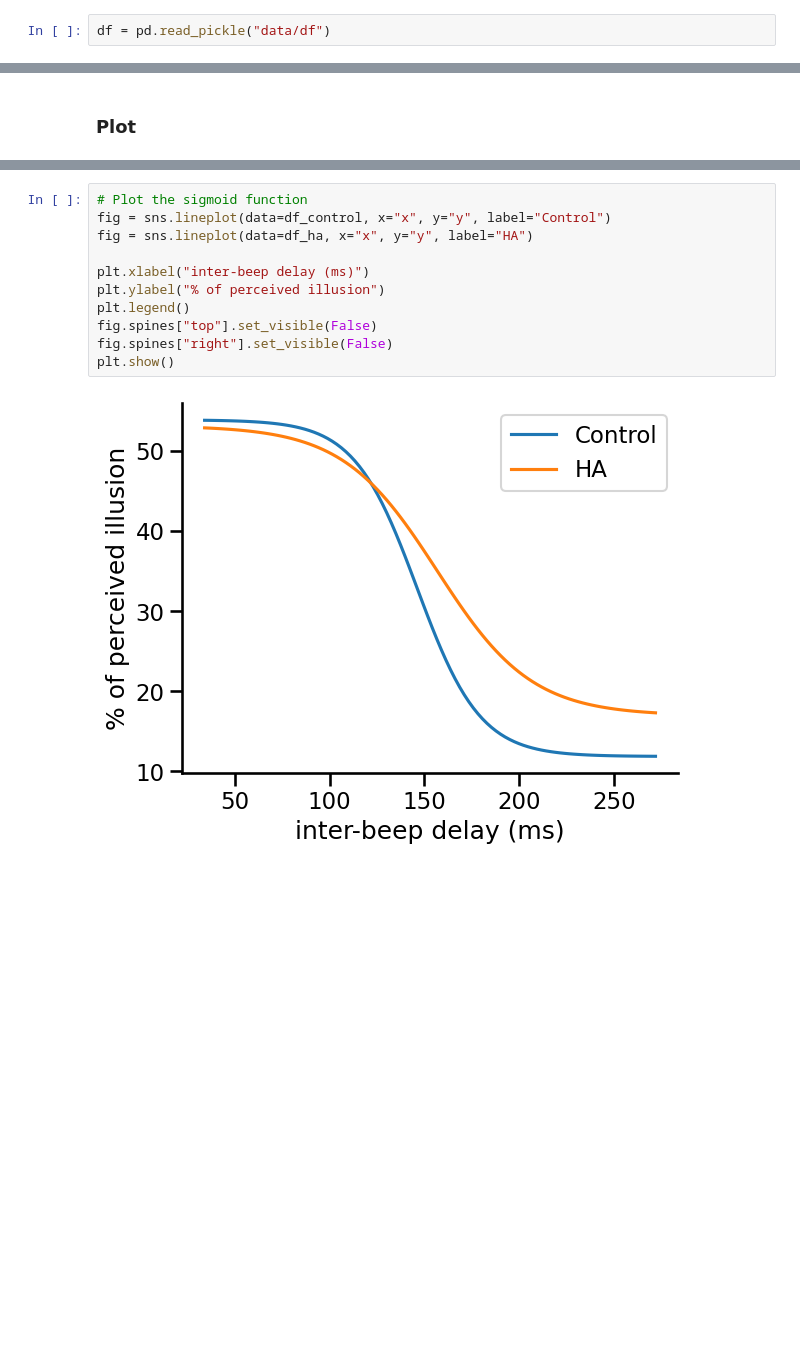
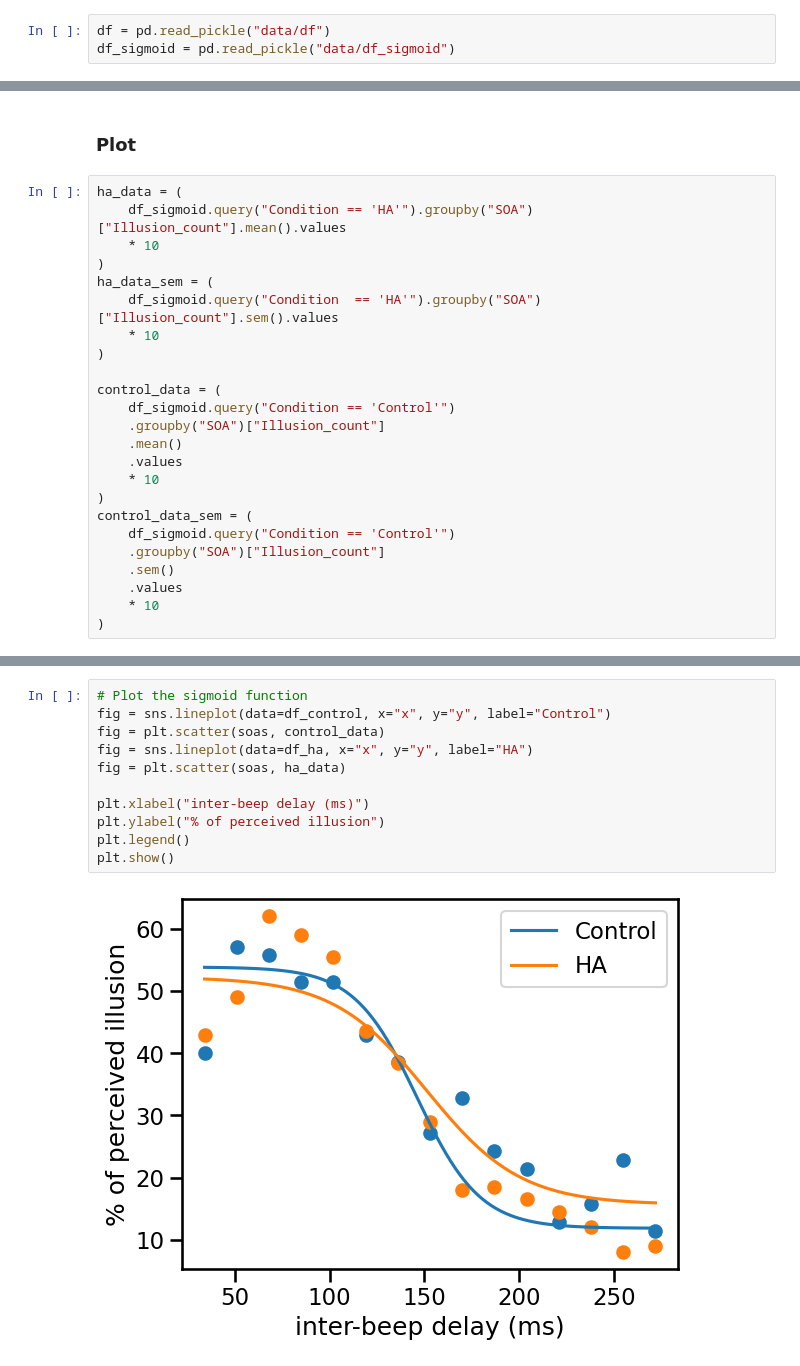
Before and after one commit to camila-maura/GIFTED-DFI, a Jupyter notebook: ha_analysis.ipynb, the cells around one changed output, grey strips where cells are left out. Saved outputs shown, nothing was run; the diff lists cells and outputs as text; blank space fills up the shorter version.

```diff
--- a/ha_analysis.ipynb
+++ b/ha_analysis.ipynb
@@ -16,3 +16,4 @@ from functions import sig, alter_sig, sigfit, alter_sigfit
 pd.options.mode.chained_assignment = None  # Stop seeing warnings
 # %%
 df = pd.read_pickle("data/df")
+df_sigmoid = pd.read_pickle("data/df_sigmoid")
@@ -568,3 +663,27 @@ df_control = pd.DataFrame({"x": x, "y": y_control})
 df_ha = pd.DataFrame({"x": x, "y": y_ha})
 # %% [markdown]
 ### Plot
+# %%
+ha_data = (
+    df_sigmoid.query("Condition == 'HA'").groupby("SOA")["Illusion_count"].mean().values
+    * 10
+)
+ha_data_sem = (
+    df_sigmoid.query("Condition  == 'HA'").groupby("SOA")["Illusion_count"].sem().values
+    * 10
+)
+
+control_data = (
+    df_sigmoid.query("Condition == 'Control'")
+    .groupby("SOA")["Illusion_count"]
+    .mean()
+    .values
+    * 10
+)
+control_data_sem = (
+    df_sigmoid.query("Condition == 'Control'")
+    .groupby("SOA")["Illusion_count"]
+    .sem()
+    .values
+    * 10
+)
@@ -571,13 +753,13 @@ df_ha = pd.DataFrame({"x": x, "y": y_ha})
 # %%
 # Plot the sigmoid function
 fig = sns.lineplot(data=df_control, x="x", y="y", label="Control")
+fig = plt.scatter(soas, control_data)
 fig = sns.lineplot(data=df_ha, x="x", y="y", label="HA")
+fig = plt.scatter(soas, ha_data)
 
 plt.xlabel("inter-beep delay (ms)")
 plt.ylabel("% of perceived illusion")
 plt.legend()
-fig.spines["top"].set_visible(False)
-fig.spines["right"].set_visible(False)
 plt.show()
 # %% [output]
-[figure, old version]
+[figure, new version]
```
Also changed, not shown: parts of 34 cells of this notebook, 6 other files.
